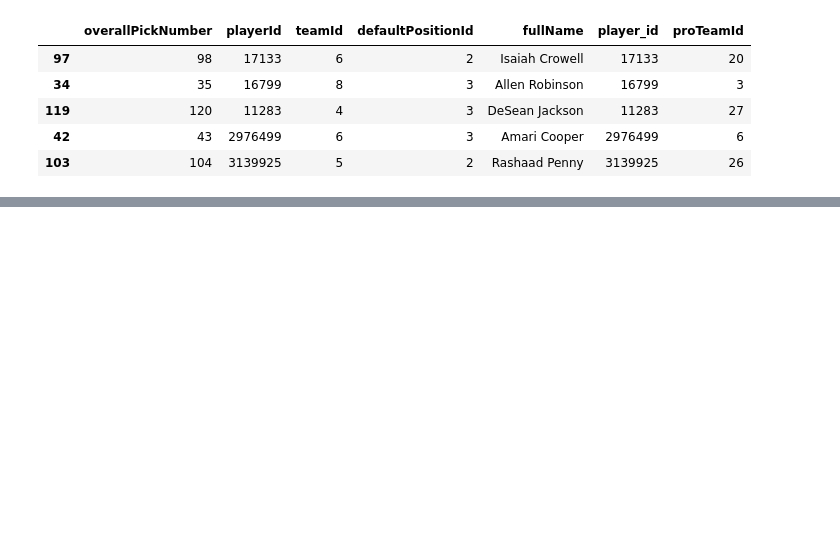
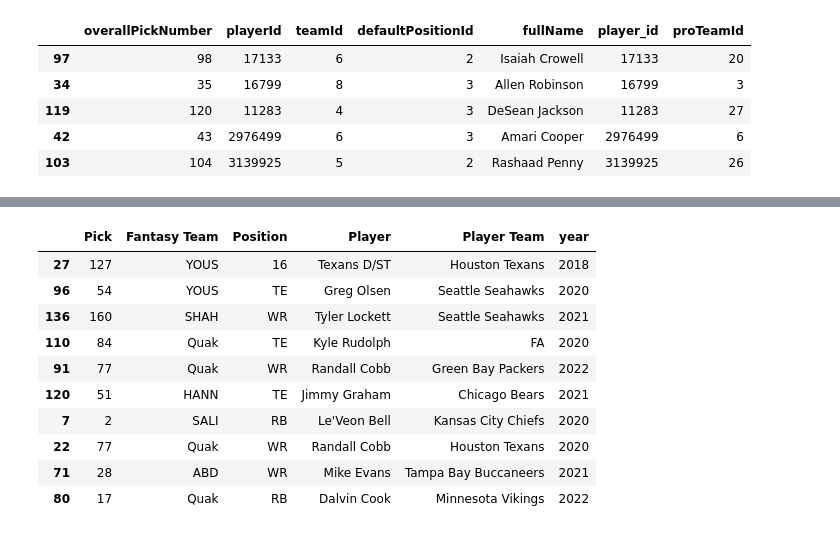
Before and after one commit to andrewmina/espnProj, a Jupyter notebook: first pandas.ipynb, the cells around one changed output, grey strips where cells are left out. Saved outputs shown, nothing was run; the diff lists cells and outputs as text; code cells hidden in the pictures; blank space fills up the shorter version.

```diff
--- a/first pandas.ipynb
+++ b/first pandas.ipynb
@@ -405,0 +602,14 @@ final_df.sample(5)
+# %%
+all_drafts_df.sample(10)
+# %% [output]
+|  | Pick | Fantasy Team | Position | Player | Player Team | year |
+| 27 | 127 | YOUS | 16 | Texans D/ST | Houston Texans | 2018 |
+| 96 | 54 | YOUS | TE | Greg Olsen | Seattle Seahawks | 2020 |
+| 136 | 160 | SHAH | WR | Tyler Lockett | Seattle Seahawks | 2021 |
+| 110 | 84 | Quak | TE | Kyle Rudolph | FA | 2020 |
+| 91 | 77 | Quak | WR | Randall Cobb | Green Bay Packers | 2022 |
+| 120 | 51 | HANN | TE | Jimmy Graham | Chicago Bears | 2021 |
+| 7 | 2 | SALI | RB | Le'Veon Bell | Kansas City Chiefs | 2020 |
+| 22 | 77 | Quak | WR | Randall Cobb | Houston Texans | 2020 |
+| 71 | 28 | ABD | WR | Mike Evans | Tampa Bay Buccaneers | 2021 |
+| 80 | 17 | Quak | RB | Dalvin Cook | Minnesota Vikings | 2022 |
```
Also changed, not shown: parts of 11 cells of this notebook, 1 other file.
